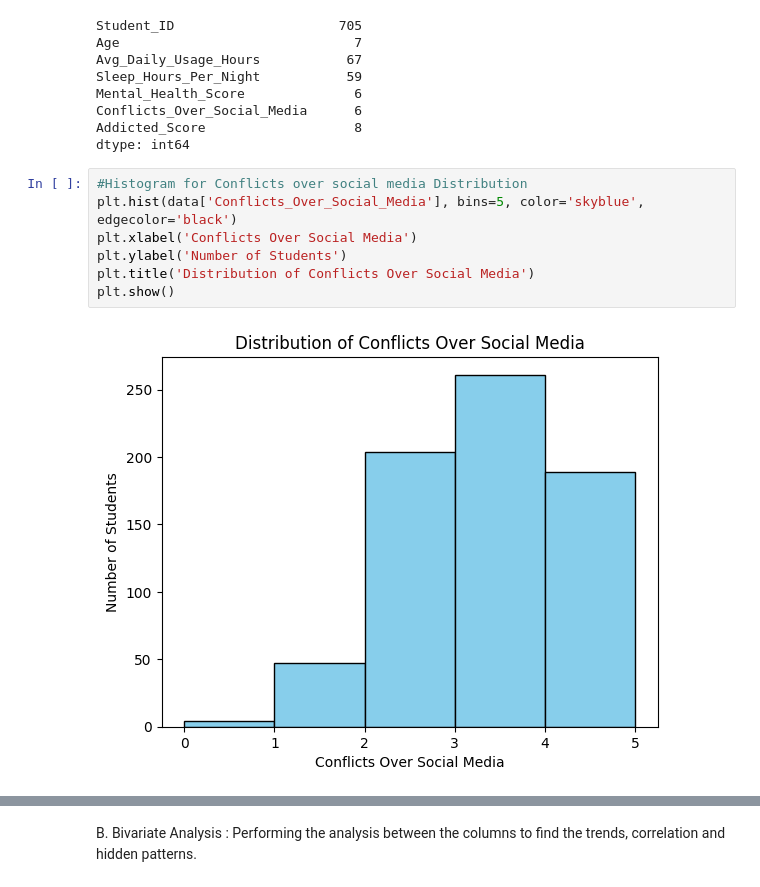
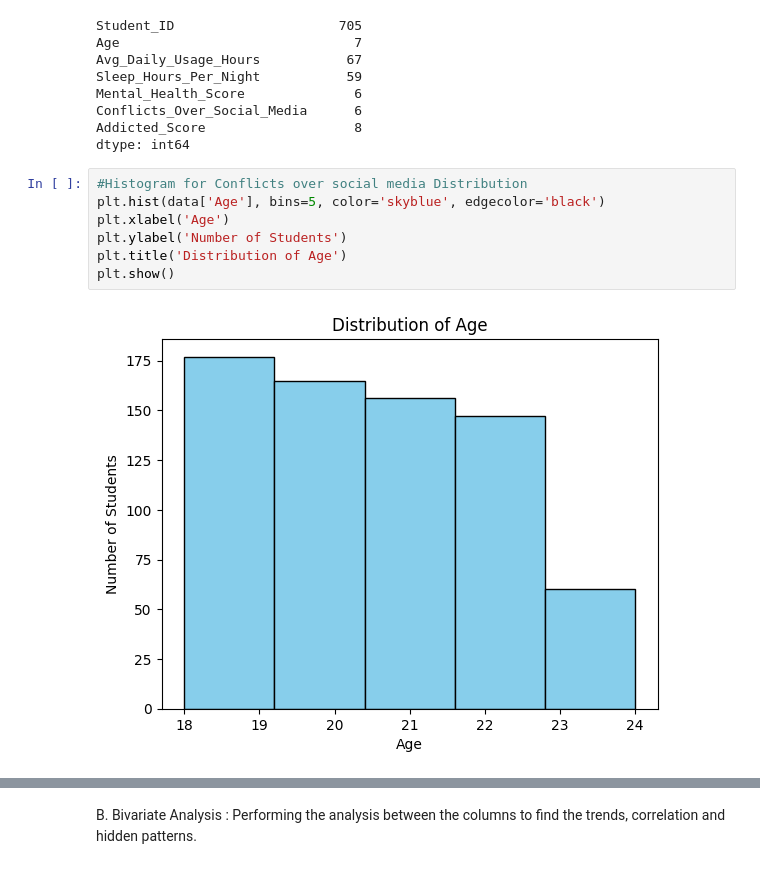
Before and after one commit to Harsh-1598/Students-Social-Media-Addiction, a Jupyter notebook: main.ipynb, the cells around one changed output, grey strips where cells are left out. Cells and saved outputs as stored; diff of their text form.

```diff
--- a/main.ipynb
+++ b/main.ipynb
@@ -165,12 +163,12 @@ Addicted_Score                   8
 dtype: int64
 # %%
 #Histogram for Conflicts over social media Distribution
-plt.hist(data['Conflicts_Over_Social_Media'], bins=5, color='skyblue', edgecolor='black')
-plt.xlabel('Conflicts Over Social Media')
+plt.hist(data['Age'], bins=5, color='skyblue', edgecolor='black')
+plt.xlabel('Age')
 plt.ylabel('Number of Students')
-plt.title('Distribution of Conflicts Over Social Media')
+plt.title('Distribution of Age')
 plt.show()
 # %% [output]
-[figure, old version]
+[figure, new version]
 # %%
 #DistPlot for Sleep Hours Distribution
```
Also changed, not shown: parts of 8 cells of this notebook, 1 other file.
